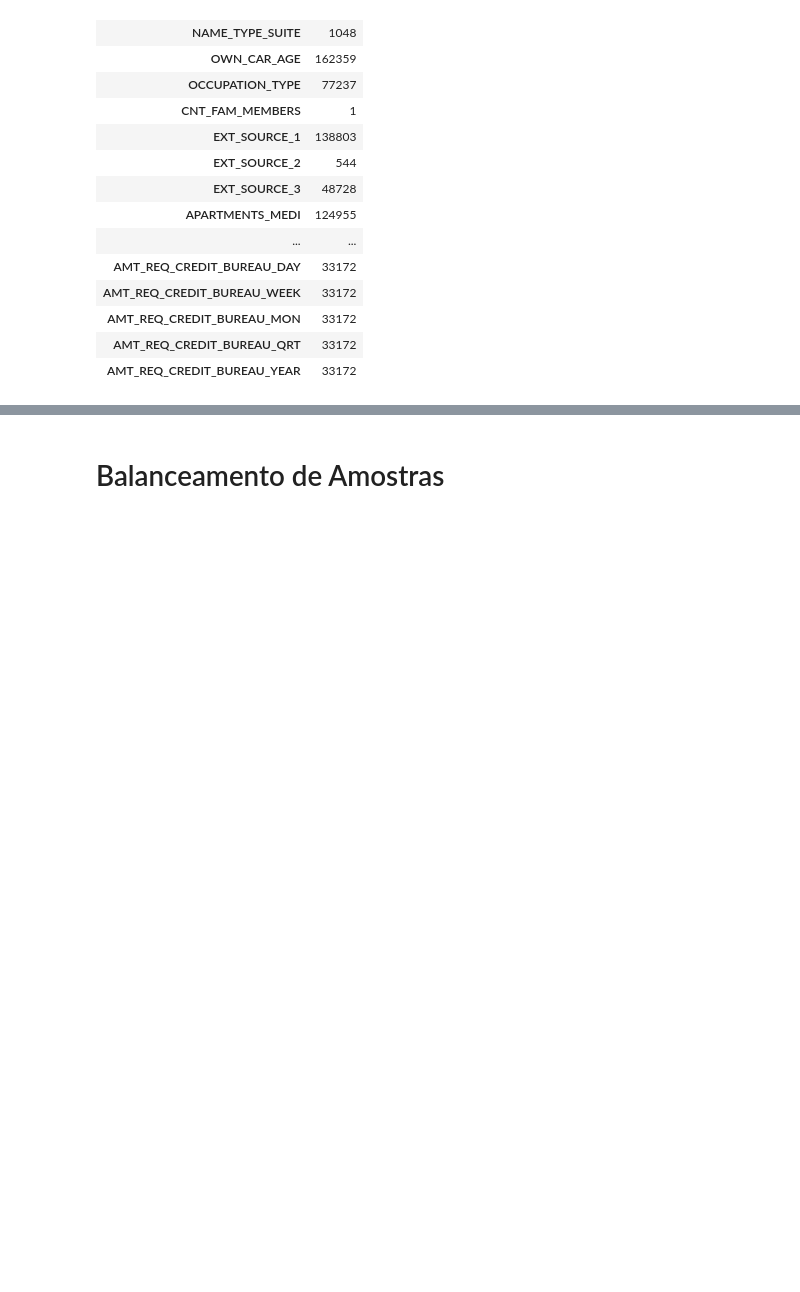
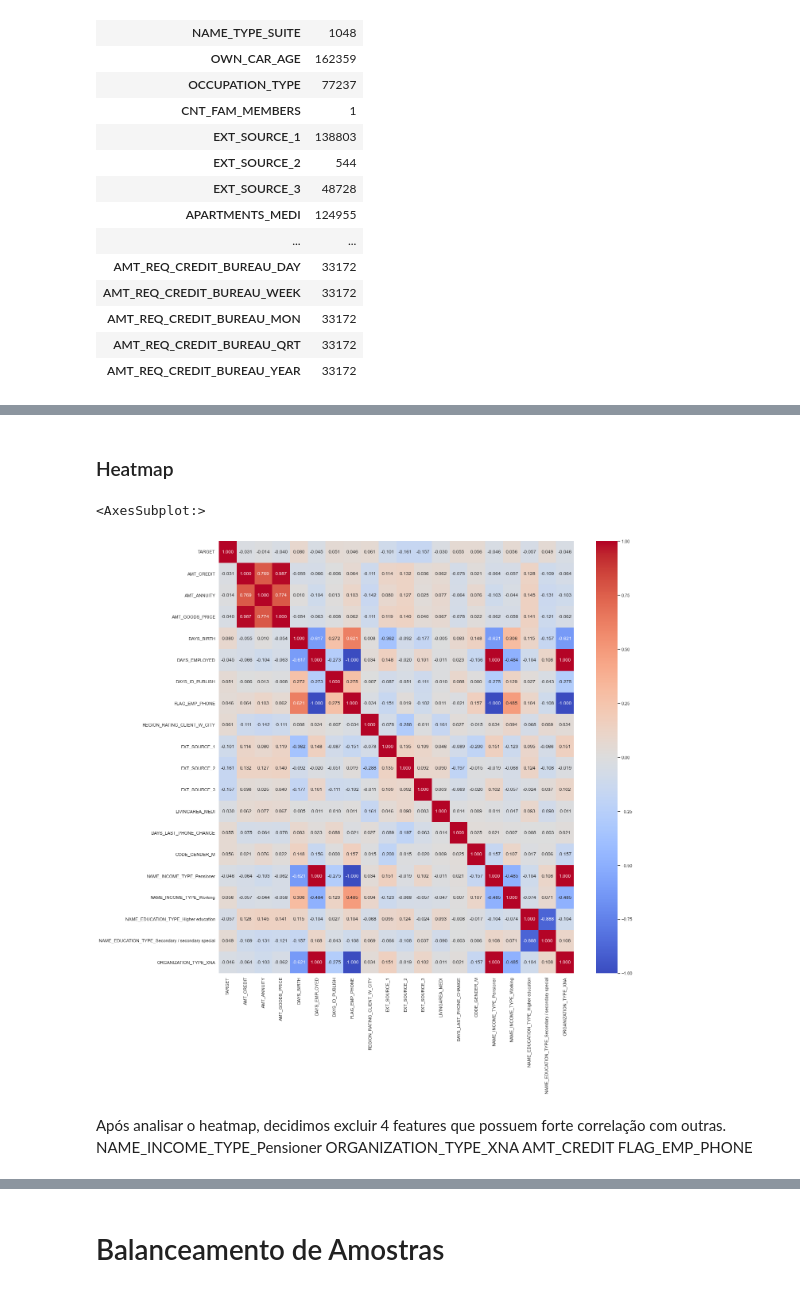
Before and after one commit to juliolimoli/projeto_dados, a Jupyter notebook: parte_DS_final.ipynb, the cells around one changed output, grey strips where cells are left out. Cells and saved outputs as stored; diff of their text form; code cells hidden in the pictures; blank space fills up the shorter version.

Commit message:
Atualizando o notebook de DataScience que contêm todo o passo a passo para a seleção de modelo

```diff
--- a/parte_DS_final.ipynb
+++ b/parte_DS_final.ipynb
@@ -122,0 +116,9 @@ for col in cols_w_null_values.index:
+# %%
+features_rfc_19 = ['TARGET','AMT_CREDIT', 'AMT_ANNUITY', 'AMT_GOODS_PRICE', 'DAYS_BIRTH', 'DAYS_EMPLOYED',
+ 'DAYS_ID_PUBLISH', 'FLAG_EMP_PHONE', 'REGION_RATING_CLIENT_W_CITY',
+ 'EXT_SOURCE_1', 'EXT_SOURCE_2', 'EXT_SOURCE_3', 'LIVINGAREA_MEDI',
+ 'DAYS_LAST_PHONE_CHANGE', 'CODE_GENDER_M',
+ 'NAME_INCOME_TYPE_Pensioner', 'NAME_INCOME_TYPE_Working',
+ 'NAME_EDUCATION_TYPE_Higher education',
+ 'NAME_EDUCATION_TYPE_Secondary / secondary special',
+ 'ORGANIZATION_TYPE_XNA']
@@ -122,0 +127,2 @@ for col in cols_w_null_values.index:
+# %%
+df_dummies_rfc_19 = df_dummies[features_rfc_19]
@@ -122,0 +146,22 @@ for col in cols_w_null_values.index:
+# %% [markdown]
+### Heatmap
+# %%
+plt.figure(figsize=(20,20))
+
+sns.heatmap(
+    data=df_dummies_rfc_19.corr(),
+    cmap='coolwarm',
+    annot=True,
+    vmax=1,
+    vmin=-1,
+    fmt='.3f'
+    )
+# %% [output]
+<AxesSubplot:>
+[figure, added]
+# %% [markdown]
+Após analisar o heatmap, decidimos excluir 4 features que possuem forte correlação com outras. </br>
+NAME_INCOME_TYPE_Pensioner </br>
+ORGANIZATION_TYPE_XNA </br>
+AMT_CREDIT </br>
+FLAG_EMP_PHONE
```
Also changed, not shown: parts of 36 cells of this notebook, 1 other file.
